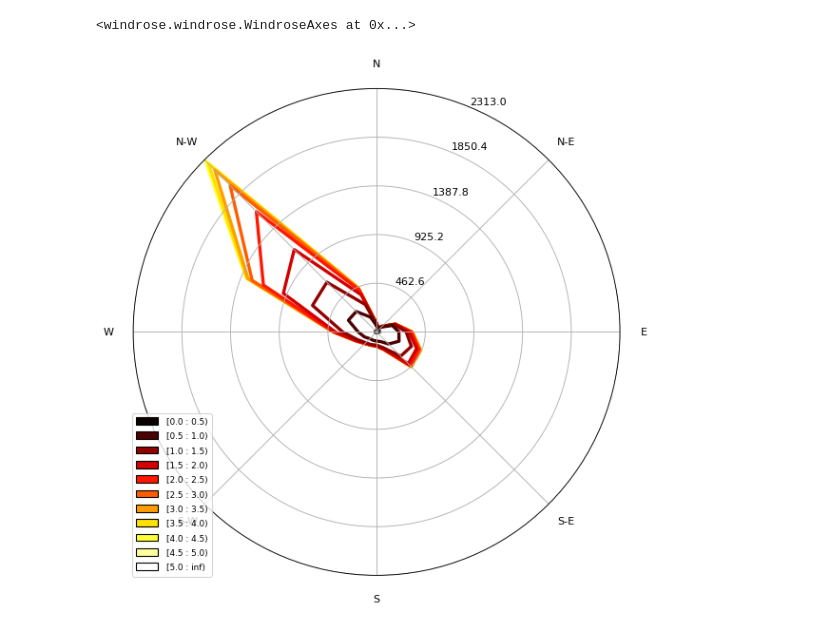
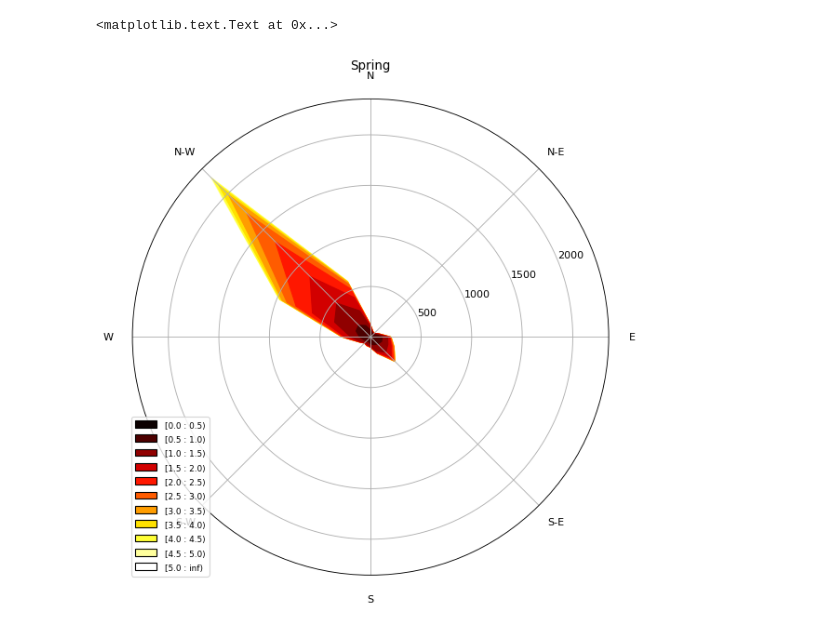
Before and after one commit to byronwasti/fresno-air-quality-data-analysis, a Jupyter notebook: Windrose.ipynb, the cells around one changed output. Saved outputs shown, nothing was run; the diff lists cells and outputs as text; code cells hidden in the pictures.

Commit message:
Split windrose based on season

```diff
--- a/Windrose.ipynb
+++ b/Windrose.ipynb
@@ -43,5 +28,10 @@ df1.value = df1.value.apply(split_into_list)
+# %%
+df1["value_split"] = df1.value.apply(split_into_list)
+df2["value_split"] = df2.value.apply(split_into_list)
+df3["value_split"] = df3.value.apply(split_into_list)
+
+df_tot = pd.concat([df1, df2, df3])
 # %%
-df1['direction'] = df1.value.apply(lambda x: x[0])
-df1['speed']= df1.value.apply(lambda x: x[1])
-max(df1.speed)
+df_tot['direction'] = df_tot.value_split.apply(lambda x: x[0])
+df_tot['speed']= df_tot.value_split.apply(lambda x: x[1])
 # %% [output]
@@ -49,5 +47,15 @@ max(df1.speed)
+# %%
+def get_data_season(df_in, months):
+    df = df_in.loc[ df_in['date'].map( lambda x: x.month in months )]
+    return df
+# %%
+df_spring = get_data_season(df_tot, [3, 4, 5])
+df_summer = get_data_season(df_tot, [6, 7, 8])
+df_fall = get_data_season(df_tot, [9, 10, 11])
+df_winter = get_data_season(df_tot, [12, 1, 2])
 # %%
-plot_windrose(df1, kind='contour', bins=np.arange(0.01, max(df1.speed), 0.5), cmap=cm.hot, lw=3, )
+plot_windrose(df_spring, kind='contourf', bins=np.arange(0.01, max(df_spring.speed), 0.5), cmap=cm.hot )
+plt.title("Spring")
 # %% [output]
-<windrose.windrose.WindroseAxes at 0x...>
+<matplotlib.text.Text at 0x...>
-[figure, old version]
+[figure, new version]
```
Also changed, not shown: parts of 9 cells of this notebook.
